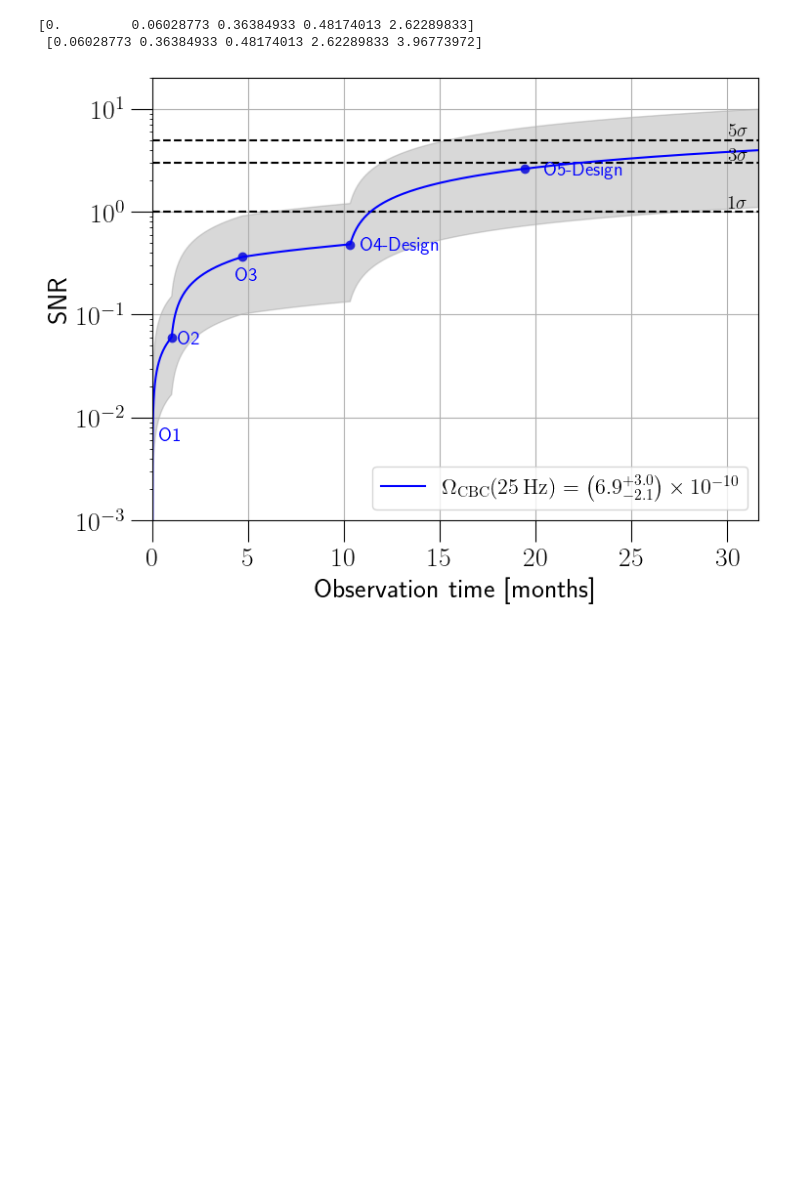
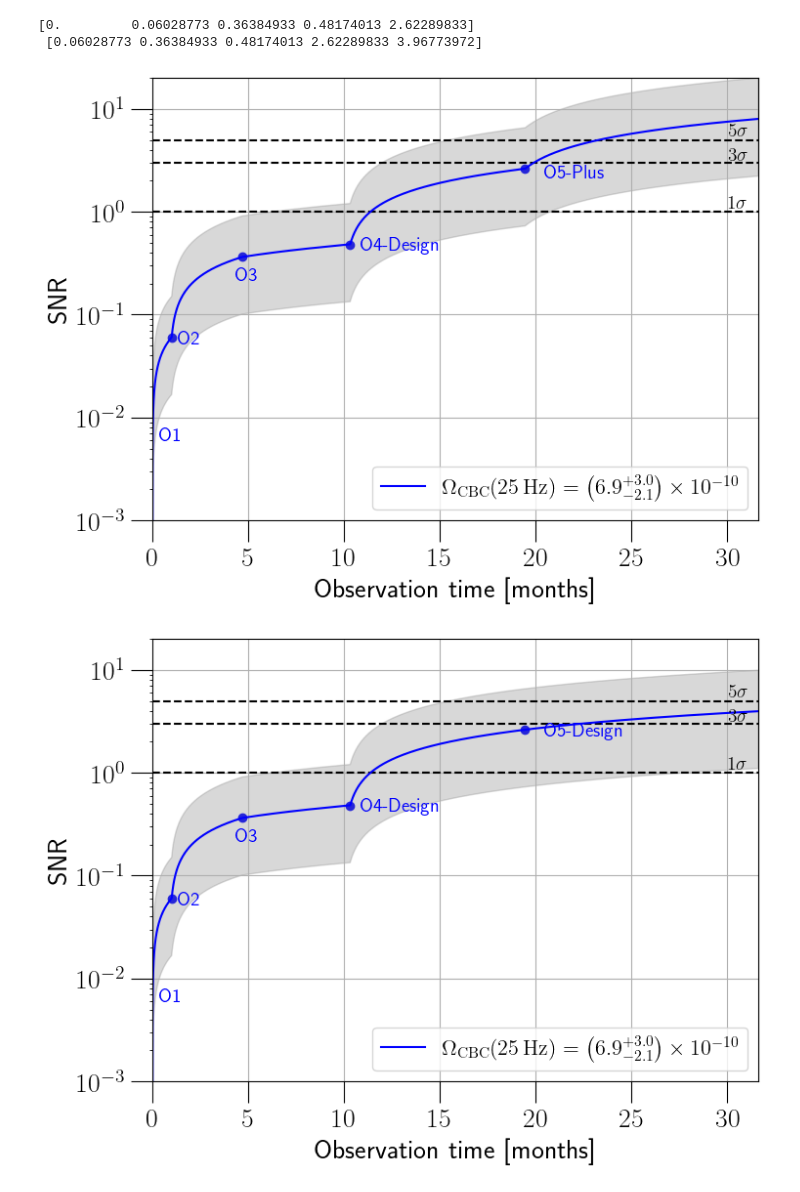
Before and after one commit to Delo95/PhD_Thesis, a Jupyter notebook: Figures/Correct_Armageddon_Plot.ipynb, the cells around one changed output. Cells and saved outputs as stored; diff of their text form; code cells hidden in the pictures; blank space fills up the shorter version.

```diff
--- a/Figures/Correct_Armageddon_Plot.ipynb
+++ b/Figures/Correct_Armageddon_Plot.ipynb
@@ -1468,10 +1481,13 @@ snr_t_o5_HL_design = np.sqrt(snr_t_o4_HL_design[-1]**2 + \
 
 
 snr_t_o4_HL_realistic = np.sqrt(snr_t_o3_HL[-1]**2 + \
-              np.square(PI_SNR(f_pi, OM_eff_o3_HL_pi/1.3, obs_time = obs_times_o4_HL_design, fref = fref, beta = beta, Om_beta = Om_beta)))
+              np.square(PI_SNR(f_pi, OM_eff_o3_HL_pi/1.4, obs_time = obs_times_o4_HL_design, fref = fref, beta = beta, Om_beta = Om_beta)))
 
 snr_t_o5_HL_realistic = np.sqrt(snr_t_o4_HL_realistic[-1]**2 + \
               np.square(PI_SNR(f_pi, OM_eff_o4_HL_design_pi, obs_time = obs_times_o5_HL_design, fref = fref, beta = beta, Om_beta = Om_beta)))
+
+snr_t_o5_HL_plus = np.sqrt(snr_t_o4_HL_design[-1]**2 + \
+              np.square(PI_SNR(f_pi, OM_eff_o5_HL_plus_pi, obs_time = obs_times_o5_HL_design, fref = fref, beta = beta, Om_beta = Om_beta)))
 
 
 #snr_t_HV = PI_SNR(f_pi, OM_eff_HV_pi, obs_time = obs_time, fref = fref, beta = beta, Om_beta = Om_beta)
@@ -1487,6 +1503,8 @@ tot_snr_t = np.array([snr_t_o1, snr_t_o2, snr_t_o3_HL, snr_t_o4_HL_design, snr_t
 
 tot_snr_t_realistic = np.array([snr_t_o1, snr_t_o2, snr_t_o3_HL, snr_t_o4_HL_realistic, snr_t_o5_HL_realistic]).flatten()
 
+tot_snr_t_plus = np.array([snr_t_o1, snr_t_o2, snr_t_o3_HL, snr_t_o4_HL_design, snr_t_o5_HL_plus]).flatten()
+
 
 #print(snr_t)
 # %%
@@ -1495,12 +1513,53 @@ run_start_times = np.array([obs_times_o1[0], obs_times_o1[-1], obs_times_o1[-1]
                   obs_times_o1[-1] + obs_times_o2[-1] + obs_times_o3_HL[-1] + obs_times_o4_HL_design[-1]])
 run_start_SNR = np.array([snr_t_o1[0], snr_t_o2[0], snr_t_o3_HL[0], snr_t_o4_HL_design[0], snr_t_o5_HL_design[0]])
 run_start_SNR_realistic = np.array([snr_t_o1[0], snr_t_o2[0], snr_t_o3_HL[0], snr_t_o4_HL_realistic[0], snr_t_o5_HL_realistic[0]])
+run_start_SNR_plus = np.array([snr_t_o1[0], snr_t_o2[0], snr_t_o3_HL[0], snr_t_o4_HL_design[0], snr_t_o5_HL_plus[0]])
+
 
 run_end_SNR = np.array([snr_t_o1[-1], snr_t_o2[-1], snr_t_o3_HL[-1], snr_t_o4_HL_design[-1], snr_t_o5_HL_design[-1]])
 print(run_start_SNR, "\n", run_end_SNR)
 # %% [output]
 [0.         0.06028773 0.36384933 0.48174013 2.62289833]
  [0.06028773 0.36384933 0.48174013 2.62289833 3.96773972]
+# %%
+rescaled_obs_time = tot_obs_times/86400/30
+rescaled_start_time = run_start_times/86400/30
+
+plt.plot(rescaled_obs_time, tot_snr_t_plus, color = "blue", label = r"$\Omega_{\mathrm{CBC}}(25\, {\rm Hz}) = \left(6.9^{+3.0}_{-2.1}\right)\times 10^{-10}$")
+plt.scatter(rescaled_start_time, run_start_SNR_plus, color = "blue")
+plt.fill_between(rescaled_obs_time, tot_snr_t_plus*Om_beta_up_factor, tot_snr_t_plus*Om_beta_down_factor, color = "gray", alpha = 0.3)
+
+plt.hlines(1, rescaled_obs_time[0], rescaled_obs_time[-1], linestyles="dashed", color = "black")
+plt.hlines(3, rescaled_obs_time[0], rescaled_obs_time[-1], linestyles="dashed", color = "black")
+plt.hlines(5, rescaled_obs_time[0], rescaled_obs_time[-1], linestyles="dashed", color = "black")
+plt.annotate(r"$1\sigma$", (rescaled_obs_time[-1]*0.95, 1+0.1), textcoords='data', fontsize=14)
+plt.annotate(r"$3\sigma$", (rescaled_obs_time[-1]*0.95, 3+0.2), textcoords='data', fontsize=14)
+plt.annotate(r"$5\sigma$", (rescaled_obs_time[-1]*0.95, 5+0.5), textcoords='data', fontsize=14)
+plt.annotate("O1", (rescaled_start_time[1]/3, run_start_SNR_plus[1]/10), textcoords = 'data',\
+             color = "blue", fontsize = 14)
+plt.annotate("O2", (rescaled_start_time[1]*1.3, run_start_SNR_plus[1]*0.875), textcoords = 'data',\
+             color = "blue", fontsize = 14)
+plt.annotate("O3", (rescaled_start_time[2]*0.925, run_start_SNR_plus[2]*0.6), textcoords = 'data',\
+             color = "blue", fontsize = 14)
+plt.annotate("O4-Design", (rescaled_start_time[3]*1.05, run_start_SNR_plus[3]*0.875), textcoords = 'data',\
+             color = "blue", fontsize = 14)
+plt.annotate("O5-Plus", (rescaled_start_time[4]*1.05, run_start_SNR_plus[4]*0.825), textcoords = 'data',\
+             color = "blue", fontsize = 14)
+
+#plt.xscale("log")
+plt.yscale("log")
+
+plt.xlim(rescaled_obs_time[0], rescaled_obs_time[-1])
+plt.ylim(1e-3, 20)
+plt.xlabel("Observation time [months]")
+plt.ylabel("SNR")
+plt.grid()
+plt.legend(fontsize = 20*0.8, loc="lower right")
+#plt.savefig("Predicting_Armageddon_plot_HL_GWTC-3.pdf", bbox_inches = "tight")
+plt.show()
+plt.close()
+# %% [output]
+[figure, added]
 # %%
 rescaled_obs_time = tot_obs_times/86400/30
 rescaled_start_time = run_start_times/86400/30
```
Also changed, not shown: parts of 6 cells of this notebook.
